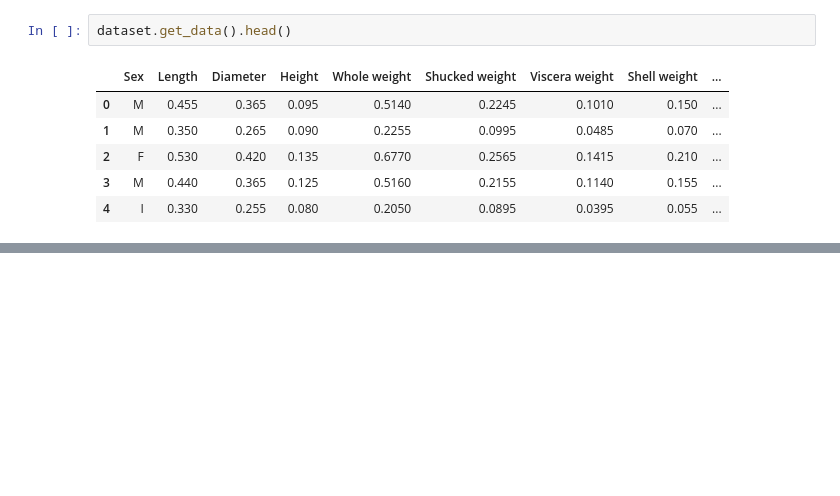
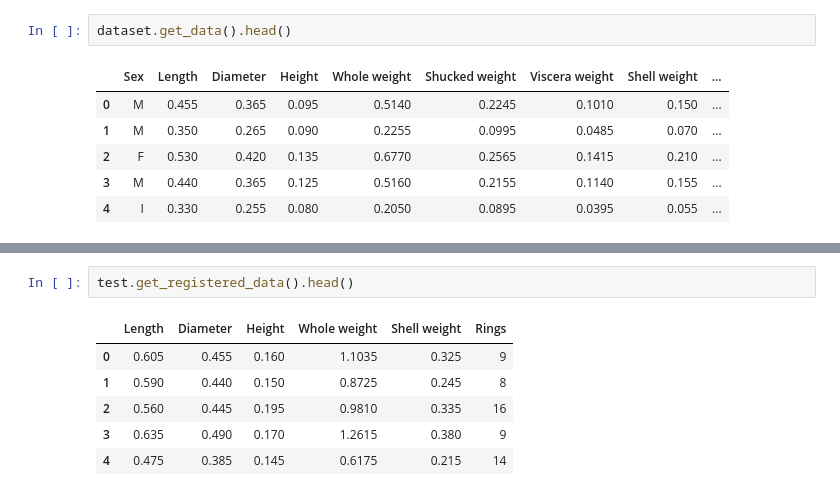
Before and after one commit to tarkevv-01/tab-forge, a Jupyter notebook: examples/test_dataset.ipynb, the cells around one changed output, grey strips where cells are left out. Drawn from its saved outputs; the diff is of its cells as text; blank space fills up the shorter version.

```diff
--- a/examples/test_dataset.ipynb
+++ b/examples/test_dataset.ipynb
@@ -142,0 +162,9 @@ dataset.get_data().head()
+# %%
+test.get_registered_data().head()
+# %% [output]
+|  | Length | Diameter | Height | Whole weight | Shell weight | Rings |
+| 0 | 0.605 | 0.455 | 0.160 | 1.1035 | 0.325 | 9 |
+| 1 | 0.590 | 0.440 | 0.150 | 0.8725 | 0.245 | 8 |
+| 2 | 0.560 | 0.445 | 0.195 | 0.9810 | 0.335 | 16 |
+| 3 | 0.635 | 0.490 | 0.170 | 1.2615 | 0.380 | 9 |
+| 4 | 0.475 | 0.385 | 0.145 | 0.6175 | 0.215 | 14 |
```
Also changed, not shown: parts of 4 cells of this notebook, 1 other file.
